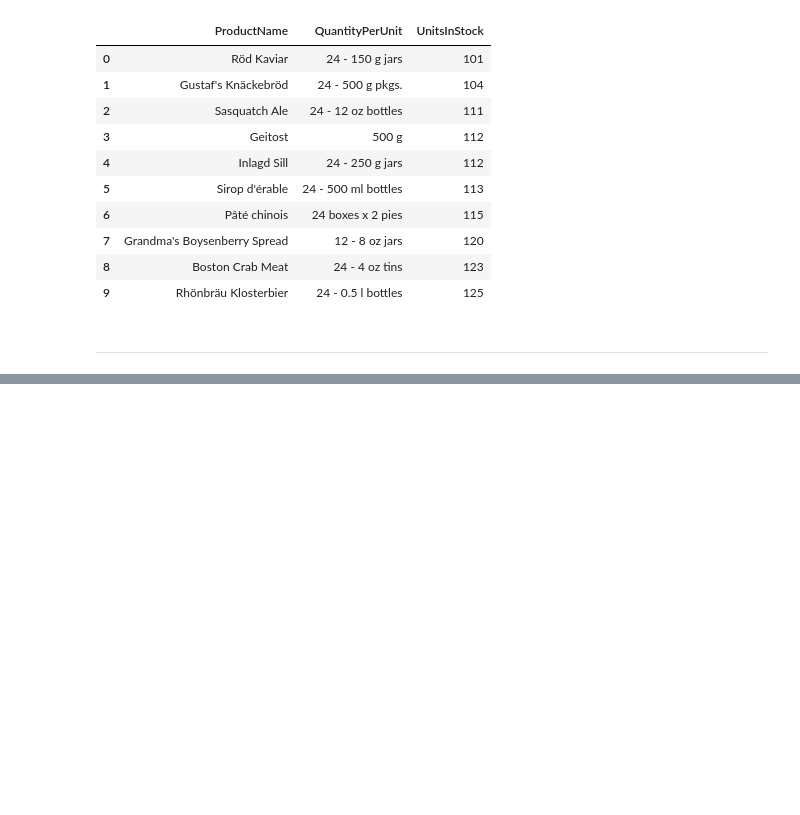
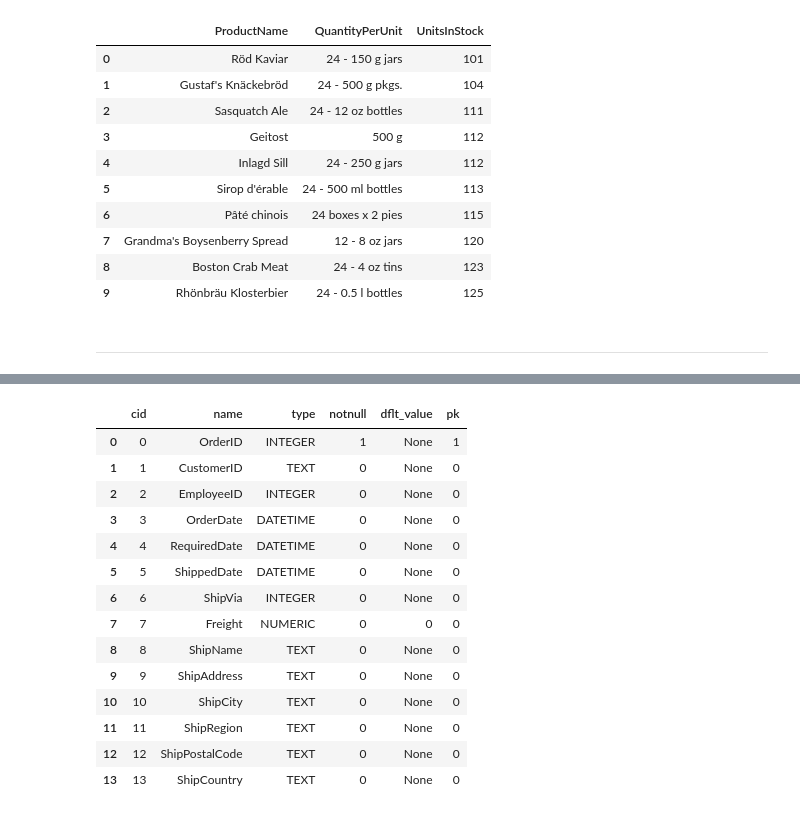
Before and after one commit to datasquad/ECLR, a Jupyter notebook: Py_SQL/Py_SQL.ipynb, the cells around one changed output, grey strips where cells are left out. Drawn from its saved outputs; the diff is of its cells as text; code cells hidden in the pictures; blank space fills up the shorter version.

```diff
--- a/Py_SQL/Py_SQL.ipynb
+++ b/Py_SQL/Py_SQL.ipynb
@@ -250,0 +265,18 @@ pd.read_sql_query("SELECT ProductName, QuantityPerUnit, UnitsInStock FROM Produc
+# %%
+pd.read_sql_query("PRAGMA table_info(Orders);", con)
+# %% [output]
+|  | cid | name | type | notnull | dflt_value | pk |
+| 0 | 0 | OrderID | INTEGER | 1 | None | 1 |
+| 1 | 1 | CustomerID | TEXT | 0 | None | 0 |
+| 2 | 2 | EmployeeID | INTEGER | 0 | None | 0 |
+| 3 | 3 | OrderDate | DATETIME | 0 | None | 0 |
+| 4 | 4 | RequiredDate | DATETIME | 0 | None | 0 |
+| 5 | 5 | ShippedDate | DATETIME | 0 | None | 0 |
+| 6 | 6 | ShipVia | INTEGER | 0 | None | 0 |
+| 7 | 7 | Freight | NUMERIC | 0 | 0 | 0 |
+| 8 | 8 | ShipName | TEXT | 0 | None | 0 |
+| 9 | 9 | ShipAddress | TEXT | 0 | None | 0 |
+| 10 | 10 | ShipCity | TEXT | 0 | None | 0 |
+| 11 | 11 | ShipRegion | TEXT | 0 | None | 0 |
+| 12 | 12 | ShipPostalCode | TEXT | 0 | None | 0 |
+| 13 | 13 | ShipCountry | TEXT | 0 | None | 0 |
```
Also changed, not shown: parts of 9 cells of this notebook, 2 other files.
